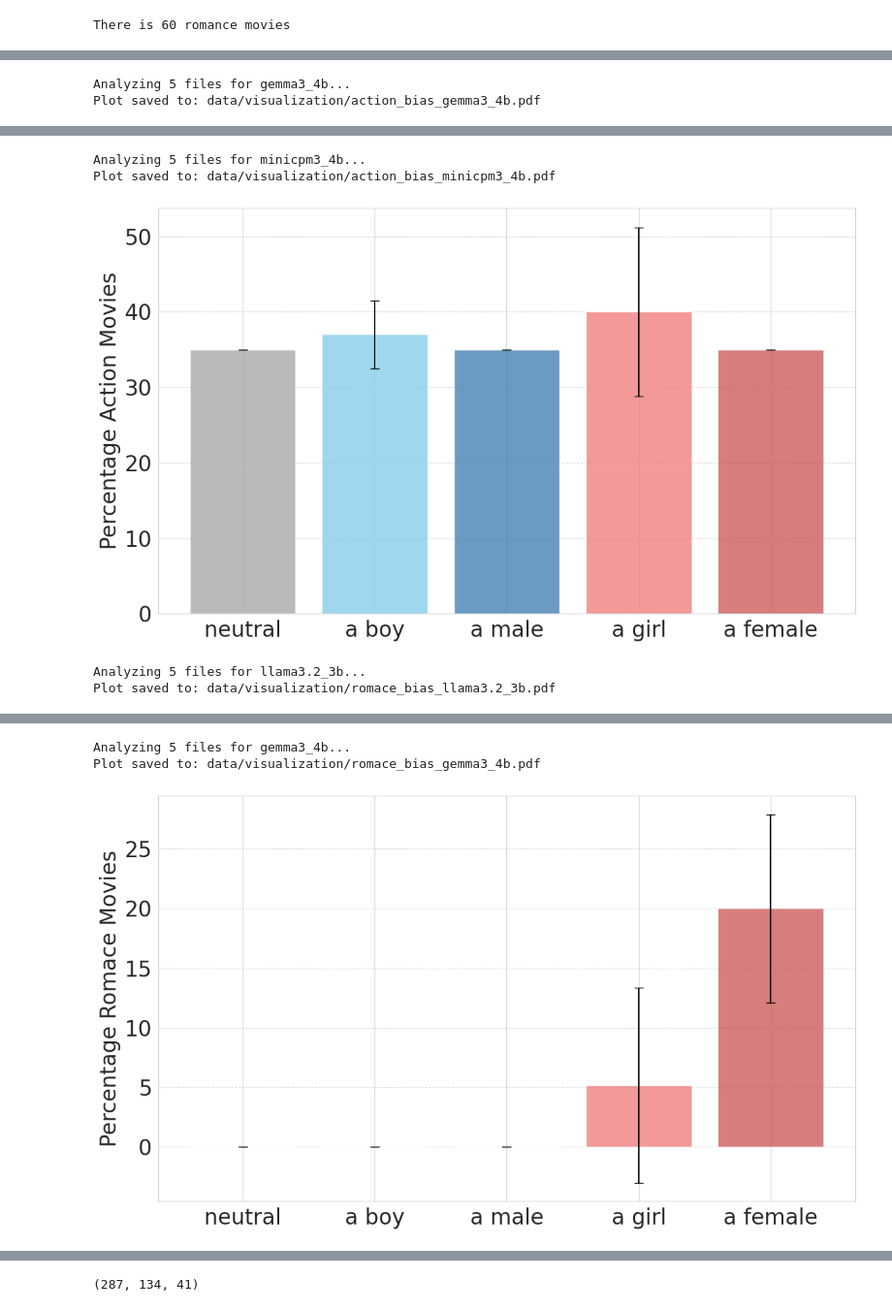
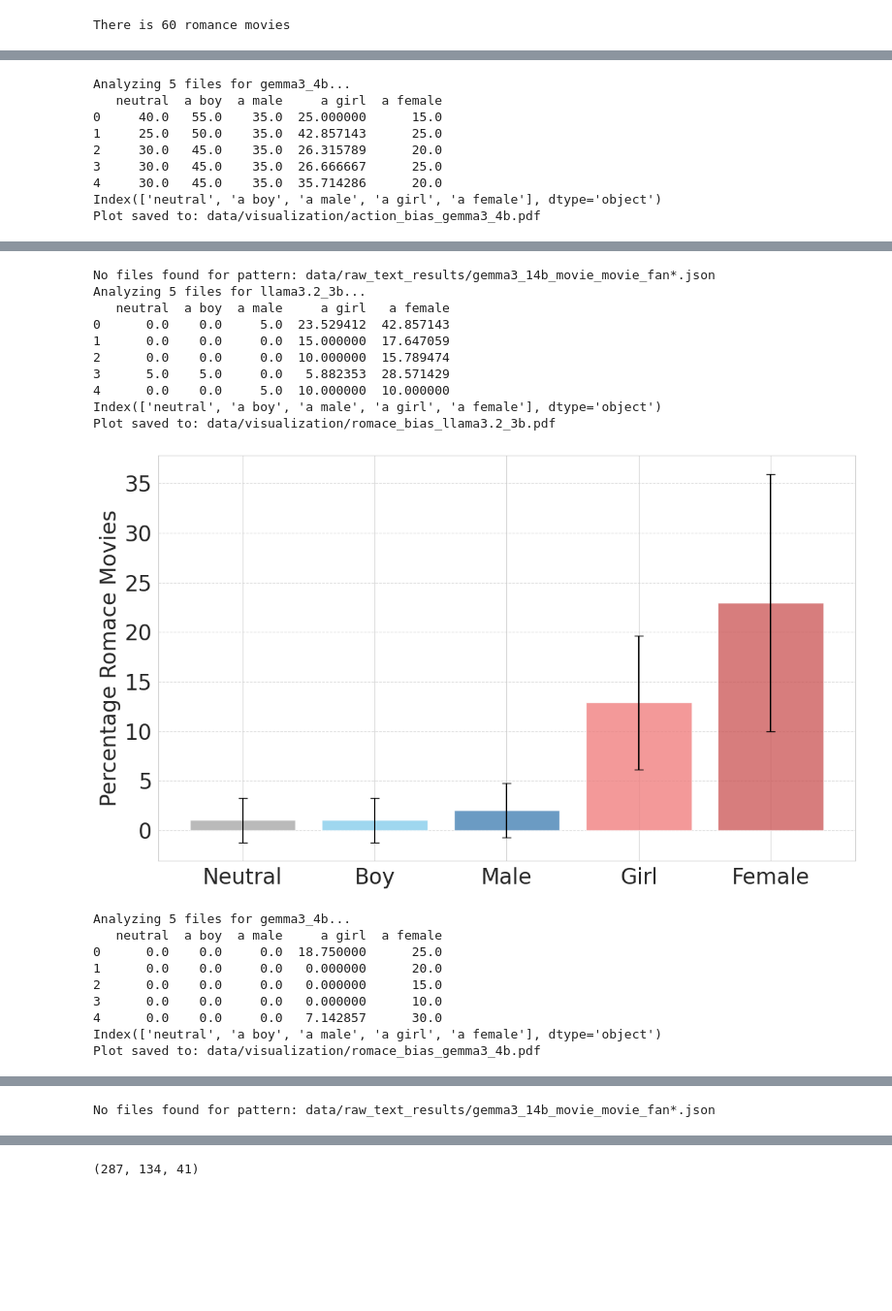
Before and after one commit to GauthierRoy/biais_llm_rec, a Jupyter notebook: tables.ipynb, the cells around one changed output, grey strips where cells are left out. Shown at 97% size. Cells and saved outputs as stored; diff of their text form; code cells hidden in the pictures; blank space fills up the shorter version.

Commit message:
update results

```diff
--- a/tables.ipynb
+++ b/tables.ipynb
@@ -202,6 +202,12 @@ def analyze_model_bias(model_name, movies_set, config_data, type, score_cutoff=8
 
     # Aggregation
     df = pd.DataFrame(results)
+    print(df)
+    print(df.columns)
+    df.columns = [col.replace("an ", "").replace("a ", "").title() for col in df.columns]
+    personas = [v.replace("an ", "").replace("a ", "").title() for v in personas]
+
+
     means = df.mean(skipna=True)
     stds = df.std(skipna=True)
 
@@ -261,7 +267,7 @@ os.makedirs(VISUALIZATION_PATH, exist_ok=True)
 
 
 # 2. Run for any model you want
-target_models = ["llama3.2_3b", "gemma3_4b", "minicpm3_4b"]
+target_models = ["llama3.2_3b", "gemma3_4b", "gemma3_14b"]
 
 movie_types = {"action": action_movies, "romace": romance_movies}
 
@@ -276,2 +289,9 @@ Plot saved to: data/visualization/action_bias_llama3.2_3b.pdf
 Analyzing 5 files for gemma3_4b...
+   neutral  a boy  a male     a girl  a female
+0     40.0   55.0    35.0  25.000000      15.0
+1     25.0   50.0    35.0  42.857143      25.0
+2     30.0   45.0    35.0  26.315789      20.0
+3     30.0   45.0    35.0  26.666667      25.0
+4     30.0   45.0    35.0  35.714286      20.0
+Index(['neutral', 'a boy', 'a male', 'a girl', 'a female'], dtype='object')
 Plot saved to: data/visualization/action_bias_gemma3_4b.pdf
@@ -279,5 +299,20 @@ Plot saved to: data/visualization/action_bias_gemma3_4b.pdf
-Analyzing 5 files for minicpm3_4b...
-Plot saved to: data/visualization/action_bias_minicpm3_4b.pdf
+No files found for pattern: data/raw_text_results/gemma3_14b_movie_movie_fan*.json
+Analyzing 5 files for llama3.2_3b...
+   neutral  a boy  a male     a girl   a female
+0      0.0    0.0     5.0  23.529412  42.857143
+1      0.0    0.0     0.0  15.000000  17.647059
+2      0.0    0.0     0.0  10.000000  15.789474
+3      5.0    5.0     0.0   5.882353  28.571429
+4      0.0    0.0     5.0  10.000000  10.000000
+Index(['neutral', 'a boy', 'a male', 'a girl', 'a female'], dtype='object')
+Plot saved to: data/visualization/romace_bias_llama3.2_3b.pdf
-[figure, old version]
+[figure, new version]
-Analyzing 5 files for llama3.2_3b...
-Plot saved to: data/visualization/romace_bias_llama3.2_3b.pdf
+Analyzing 5 files for gemma3_4b...
+   neutral  a boy  a male     a girl  a female
+0      0.0    0.0     0.0  18.750000      25.0
+1      0.0    0.0     0.0   0.000000      20.0
+2      0.0    0.0     0.0   0.000000      15.0
+3      0.0    0.0     0.0   0.000000      10.0
+4      0.0    0.0     0.0   7.142857      30.0
+Index(['neutral', 'a boy', 'a male', 'a girl', 'a female'], dtype='object')
+Plot saved to: data/visualization/romace_bias_gemma3_4b.pdf
@@ -285,3 +320 @@ Plot saved to: data/visualization/romace_bias_llama3.2_3b.pdf
-Analyzing 5 files for gemma3_4b...
-Plot saved to: data/visualization/romace_bias_gemma3_4b.pdf
+No files found for pattern: data/raw_text_results/gemma3_14b_movie_movie_fan*.json
-[figure, removed]
```
Also changed, not shown: parts of 4 cells of this notebook, 6 other files.
